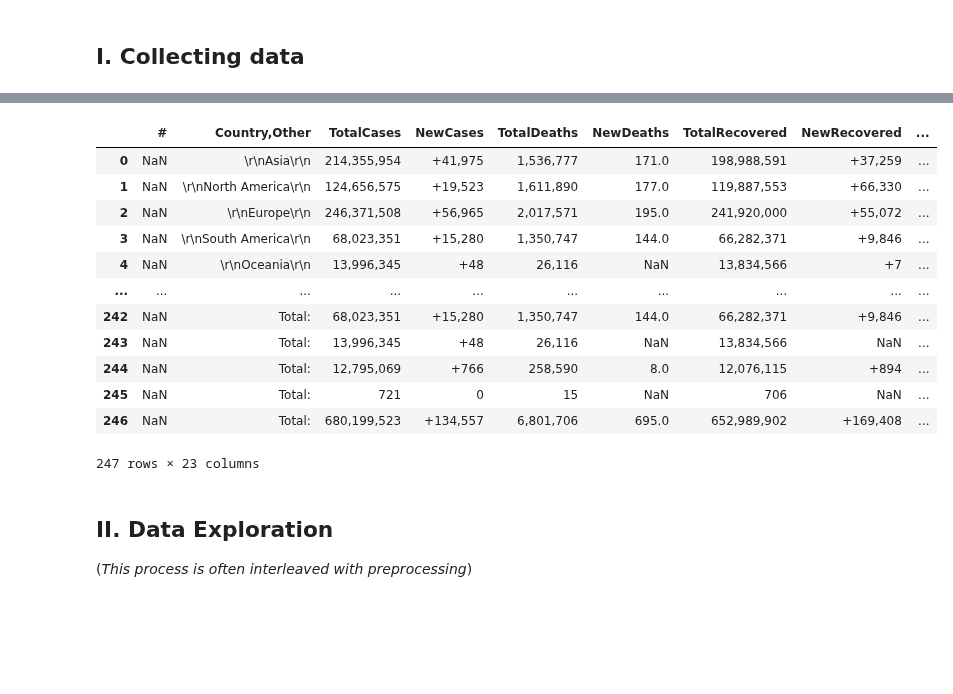
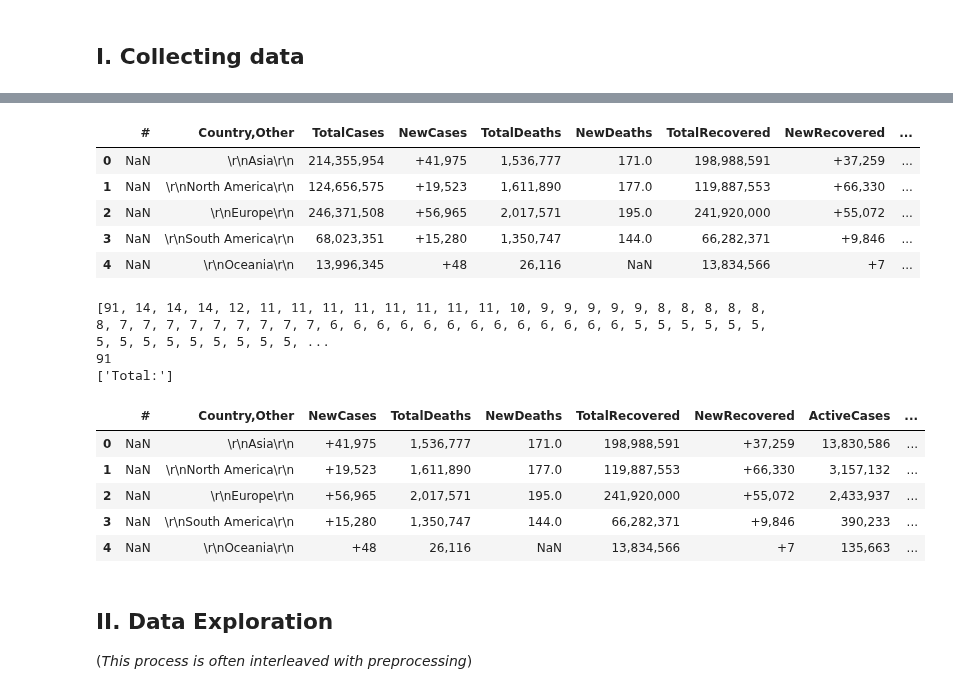
Before and after one commit to daongochoa2002/Lab1-Data-Visualization, a Jupyter notebook: Coronavirus Analysis.ipynb, the cells around one changed output, grey strips where cells are left out. Saved outputs shown, nothing was run; the diff lists cells and outputs as text; code cells hidden in the pictures; blank space fills up the shorter version.

Commit message:
update draft after find the country that have the least null data

```diff
--- a/Coronavirus Analysis.ipynb
+++ b/Coronavirus Analysis.ipynb
@@ -70,21 +52,49 @@ dtype: float64
 # %%
 # fill the null in the column New cases with 0
 df['NewCases'] = df['NewCases'].fillna(0)
-df
+df.head()
 # %% [output]
 |  | # | Country,Other | TotalCases | NewCases | TotalDeaths | NewDeaths | TotalRecovered | NewRecovered | ... |
 | 0 | NaN | \r\nAsia\r\n | 214,355,954 | +41,975 | 1,536,777 | 171.0 | 198,988,591 | +37,259 | ... |
 | 1 | NaN | \r\nNorth America\r\n | 124,656,575 | +19,523 | 1,611,890 | 177.0 | 119,887,553 | +66,330 | ... |
 | 2 | NaN | \r\nEurope\r\n | 246,371,508 | +56,965 | 2,017,571 | 195.0 | 241,920,000 | +55,072 | ... |
 | 3 | NaN | \r\nSouth America\r\n | 68,023,351 | +15,280 | 1,350,747 | 144.0 | 66,282,371 | +9,846 | ... |
 | 4 | NaN | \r\nOceania\r\n | 13,996,345 | +48 | 26,116 | NaN | 13,834,566 | +7 | ... |
-| ... | ... | ... | ... | ... | ... | ... | ... | ... | ... |
-| 242 | NaN | Total: | 68,023,351 | +15,280 | 1,350,747 | 144.0 | 66,282,371 | +9,846 | ... |
-| 243 | NaN | Total: | 13,996,345 | +48 | 26,116 | NaN | 13,834,566 | NaN | ... |
-| 244 | NaN | Total: | 12,795,069 | +766 | 258,590 | 8.0 | 12,076,115 | +894 | ... |
-| 245 | NaN | Total: | 721 | 0 | 15 | NaN | 706 | NaN | ... |
-| 246 | NaN | Total: | 680,199,523 | +134,557 | 6,801,706 | 695.0 | 652,989,902 | +169,408 | ... |
-247 rows × 23 columns
+# %%
+list_null   = []
+list_contries_null = []
+# find the countries that have null values in the all columns
+for country in df['Country,Other'].unique():
+    if df[df['Country,Other'] == country].isnull().sum().sum() > 0:
+        list_null.append(df[df['Country,Other'] == country].isnull().sum().sum())
+# print(list_null)
+
+# sort descending the list of null values
+list_null.sort(reverse=True)
+# print the list of null values
+print(list_null)
+# max number of null values
+print(max(list_null))
+# print the name of countries that have the most null values
+for country in df['Country,Other'].unique():
+    if df[df['Country,Other'] == country].isnull().sum().sum() == max(list_null):
+        list_contries_null.append(country)
+print(list_contries_null)
+
+# oh that the total has the most null values
+# so we will drop it
+df = df.drop(['TotalCases'], axis=1)
+df.head()
+# %% [output]
+[91, 14, 14, 14, 12, 11, 11, 11, 11, 11, 11, 11, 11, 10, 9, 9, 9, 9, 9, 8, 8, 8, 8, 8, 8, 7, 7, 7, 7, 7, 7, 7, 7, 7, 6, 6, 6, 6, 6, 6, 6, 6, 6, 6, 6, 6, 6, 5, 5, 5, 5, 5, 5, 5, 5, 5, 5, 5, 5, 5, 5, 5, ...
+91
+['Total:']
+|  | # | Country,Other | NewCases | TotalDeaths | NewDeaths | TotalRecovered | NewRecovered | ActiveCases | ... |
+| 0 | NaN | \r\nAsia\r\n | +41,975 | 1,536,777 | 171.0 | 198,988,591 | +37,259 | 13,830,586 | ... |
+| 1 | NaN | \r\nNorth America\r\n | +19,523 | 1,611,890 | 177.0 | 119,887,553 | +66,330 | 3,157,132 | ... |
+| 2 | NaN | \r\nEurope\r\n | +56,965 | 2,017,571 | 195.0 | 241,920,000 | +55,072 | 2,433,937 | ... |
+| 3 | NaN | \r\nSouth America\r\n | +15,280 | 1,350,747 | 144.0 | 66,282,371 | +9,846 | 390,233 | ... |
+| 4 | NaN | \r\nOceania\r\n | +48 | 26,116 | NaN | 13,834,566 | +7 | 135,663 | ... |
 # %% [markdown]
 ## II. Data Exploration <a class="anchor" id="2"></a>
 (*This process is often interleaved with preprocessing*)
```
Also changed, not shown: parts of 2 cells of this notebook.
